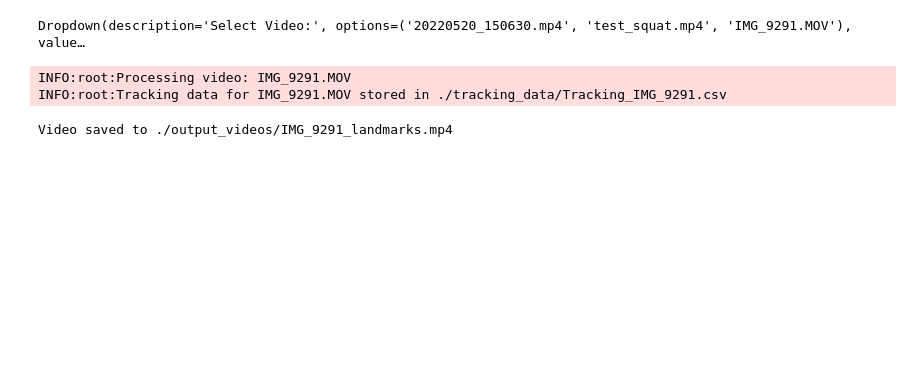
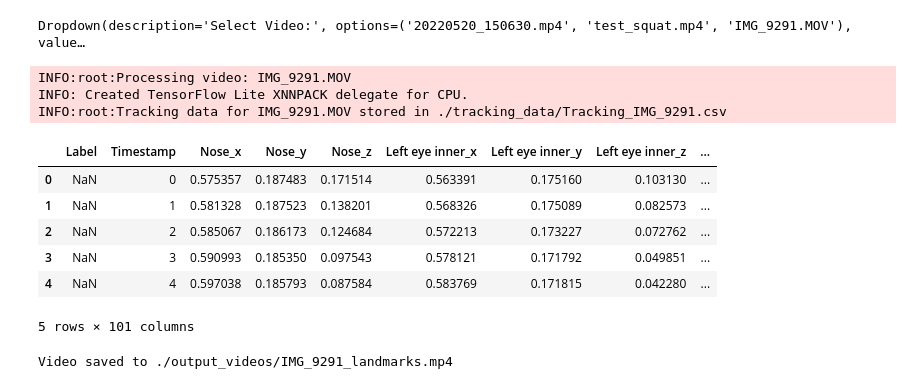
Before and after one commit to jonasgwozdz/Squatify, a Jupyter notebook: src/pipeline/squatify.ipynb, the cells around one changed output. Drawn from its saved outputs; the diff is of its cells as text; code cells hidden in the pictures; blank space fills up the shorter version.

```diff
--- a/src/pipeline/squatify.ipynb
+++ b/src/pipeline/squatify.ipynb
@@ -36,23 +36,35 @@ Dropdown(description='Select Video:', options=('20220520_150630.mp4', 'test_squa
 # %%
 
 from tracking.video_processing_pipeline import process_video, body_parts
 
 # Track the selected video
 try:
     selected_video = video_selector.value
 except AttributeError:
     print("No video was selected.")
     selected_video = None
 
 if selected_video:
     # Process the selected video
     process_video(selected_video, video_dir, tracking_data_dir)
 
     # set the path to the tracking data file
     tracking_data_file = f'Tracking_{selected_video[:-4]}.csv'
+
+    # Read and display a preview of the tracking data CSV
+    tracking_data_df = pd.read_csv(os.path.join(tracking_data_dir, tracking_data_file))
+    display(tracking_data_df.head())
 # %% [output]
 INFO:root:Processing video: IMG_9291.MOV
+INFO: Created TensorFlow Lite XNNPACK delegate for CPU.
 INFO:root:Tracking data for IMG_9291.MOV stored in ./tracking_data/Tracking_IMG_9291.csv
+|  | Label | Timestamp | Nose_x | Nose_y | Nose_z | Left eye inner_x | Left eye inner_y | Left eye inner_z | ... |
+| 0 | NaN | 0 | 0.575357 | 0.187483 | 0.171514 | 0.563391 | 0.175160 | 0.103130 | ... |
+| 1 | NaN | 1 | 0.581328 | 0.187523 | 0.138201 | 0.568326 | 0.175089 | 0.082573 | ... |
+| 2 | NaN | 2 | 0.585067 | 0.186173 | 0.124684 | 0.572213 | 0.173227 | 0.072762 | ... |
+| 3 | NaN | 3 | 0.590993 | 0.185350 | 0.097543 | 0.578121 | 0.171792 | 0.049851 | ... |
+| 4 | NaN | 4 | 0.597038 | 0.185793 | 0.087584 | 0.583769 | 0.171815 | 0.042280 | ... |
+5 rows × 101 columns
 # %%
 # Generate Video Tracking Preview
 import pandas as pd
```
Also changed, not shown: parts of 2 cells of this notebook.
